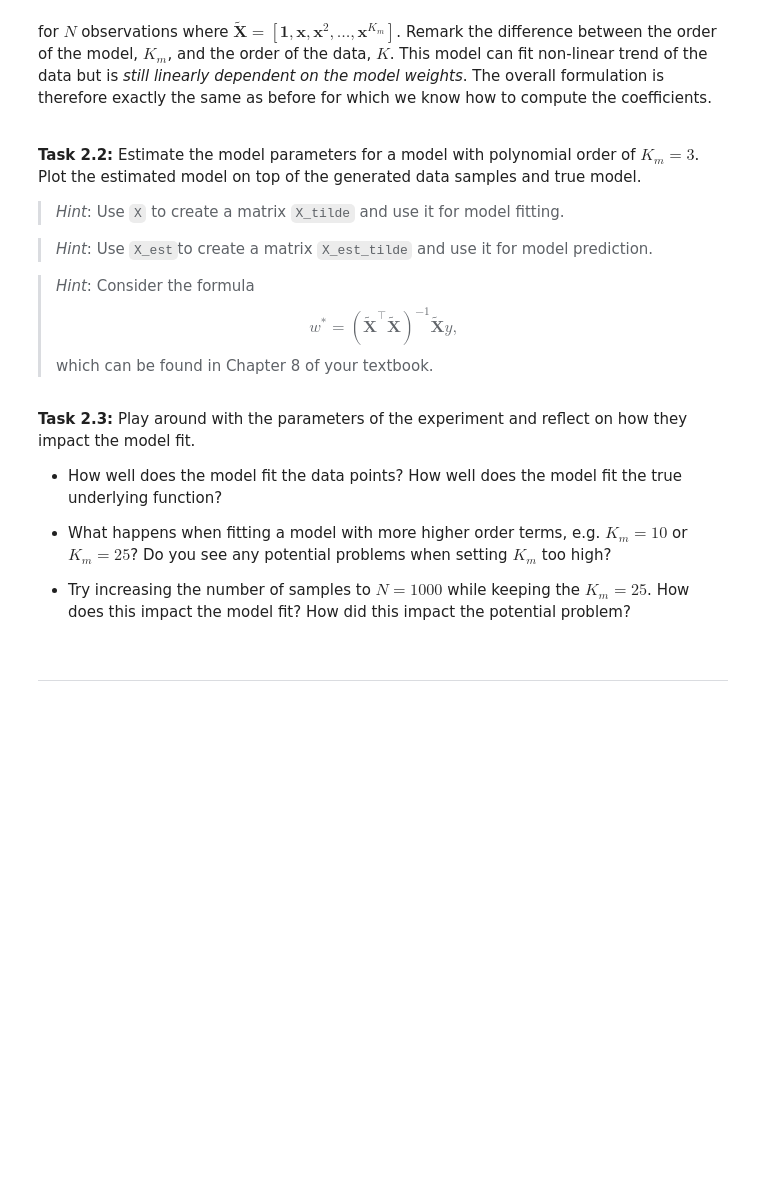
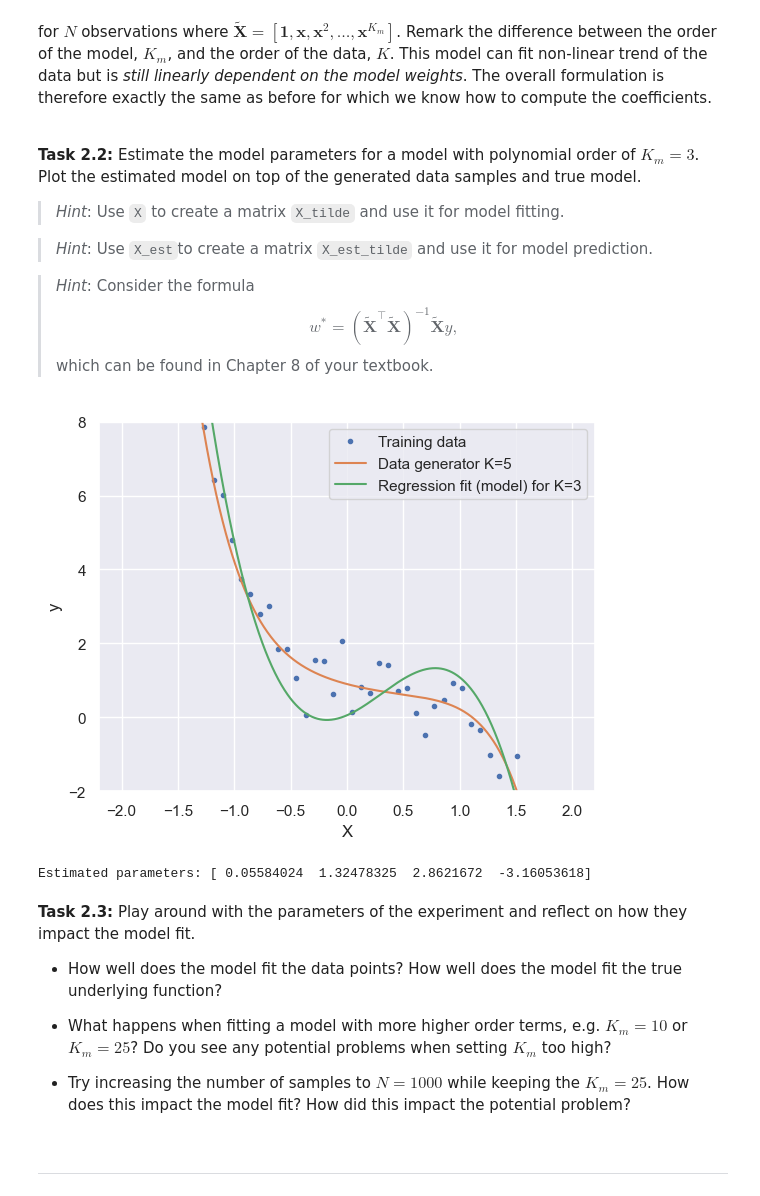
Before and after one commit to MagnusStarkadOttosen/02451_machine_learning, a Jupyter notebook: Week5/exercise5.ipynb, the cells around one changed output. Drawn from its saved outputs; the diff is of its cells as text; code cells hidden in the pictures; blank space fills up the shorter version.

```diff
--- a/Week5/exercise5.ipynb
+++ b/Week5/exercise5.ipynb
@@ -247,22 +275,37 @@ for $N$ observations where $\tilde{\boldsymbol{X}} = \left[\boldsymbol{1}, \bold
 # %%
 K_model = 3
 
 # Fit the model with polynomial features up to degree K_model and estimate the outputs as y_est
-# YOUR CODE HERE
-raise NotImplementedError()
+### BEGIN SOLUTION
+
+# Create polynomial features for training
+X_tilde = np.power(X, range(0, K_model + 1))
+
+# Fit linear regression using normal equation
+w_star = np.linalg.inv(X_tilde.T @ X_tilde) @ ((X_tilde.T @ y).reshape(-1, 1))
+
+# Create polynomial features for prediction (evaluation set)
+X_est_tilde = np.power(X_est, range(0, K_model + 1))
+
+# Predict
+y_est = X_est_tilde @ w_star
+### END SOLUTION
 
 # Plot original data and the model output
 f = plt.figure()
 plt.plot(X, y, ".", label = "Training data")
 plt.plot(X_est, y_true, "-", label = f"Data generator K={K_data}")
 plt.plot(X_est, y_est, "-", label = f"Regression fit (model) for K={K_model}")
 plt.xlabel("X")
 plt.ylabel("y")
 plt.ylim(-2, 8)
 plt.legend()
 plt.show()
 
 print(f"Estimated parameters: {w_star.flatten()}")
+# %% [output]
+[figure, added]
+Estimated parameters: [ 0.05584024  1.32478325  2.8621672  -3.16053618]
 # %% [markdown]
 **Task 2.3:** Play around with the parameters of the experiment and reflect on how they impact the model fit.
 - How well does the model fit the data points? How well does the model fit the true underlying function?
```
Also changed, not shown: parts of 49 cells of this notebook, 8 other files.
